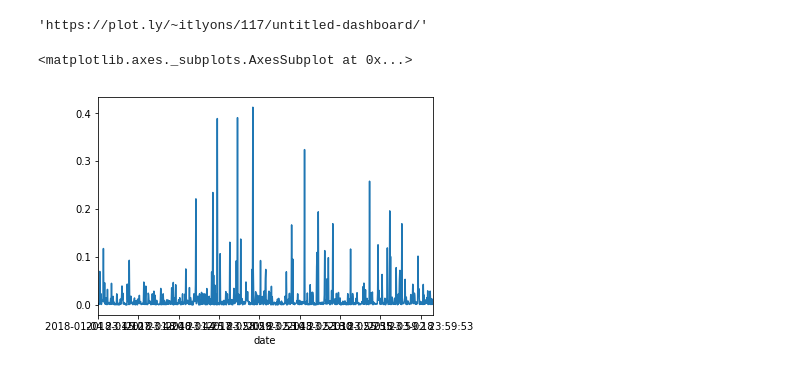
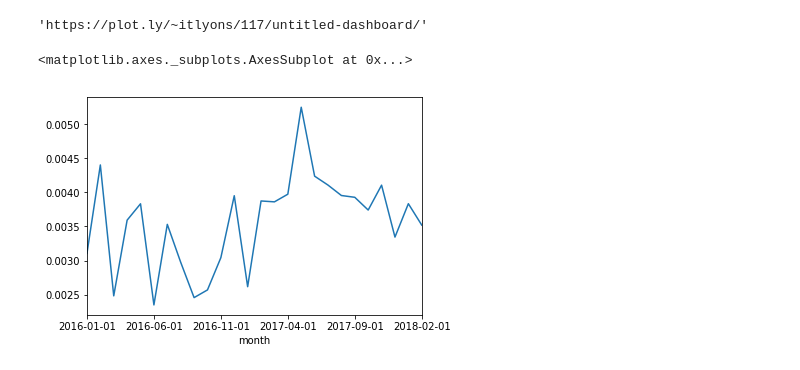
Before and after one commit to rosegao/toxic_tweets, a Jupyter notebook: toxic/ian_notebooks/plotly-ian.ipynb, the cells around one changed output. Drawn from its saved outputs; the diff is of its cells as text; code cells hidden in the pictures.

Commit message:
visuals

```diff
--- a/toxic/ian_notebooks/plotly-ian.ipynb
+++ b/toxic/ian_notebooks/plotly-ian.ipynb
@@ -231,8 +231,8 @@ py.dashboard_ops.upload(my_dboard, 'botsbotsbots Tweet Toxicity Dashboard')
 # %%
 df['likes'] = df['likes'].astype(float)
 
 # normalizing identity hate by tweet popularity
-df.groupby('date')['classification'].median().plot()
+df.groupby('month')['toxic'].median().plot()
 # %% [output]
 <matplotlib.axes._subplots.AxesSubplot at 0x...>
-[figure, old version]
+[figure, new version]
```
Also changed, not shown: 3 other files.
